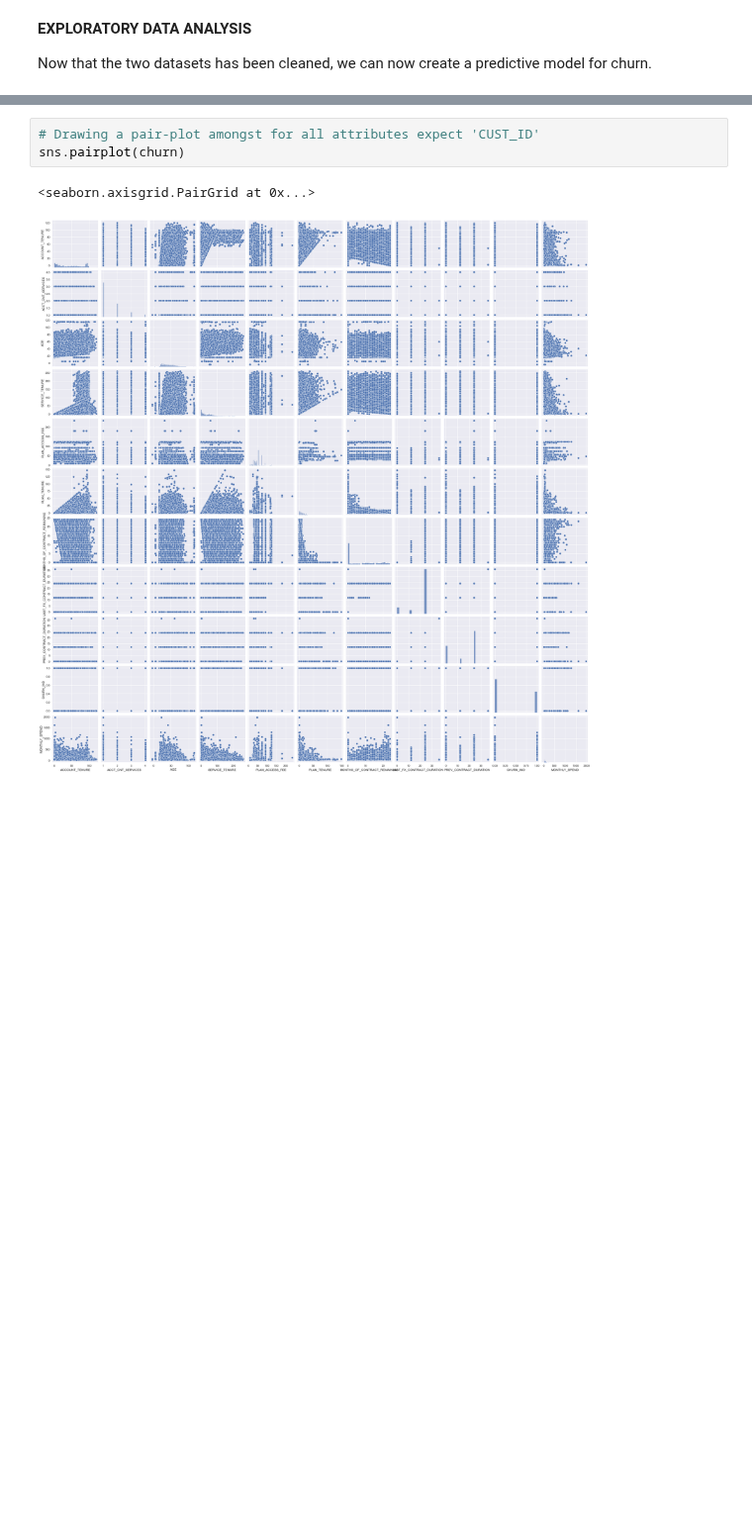
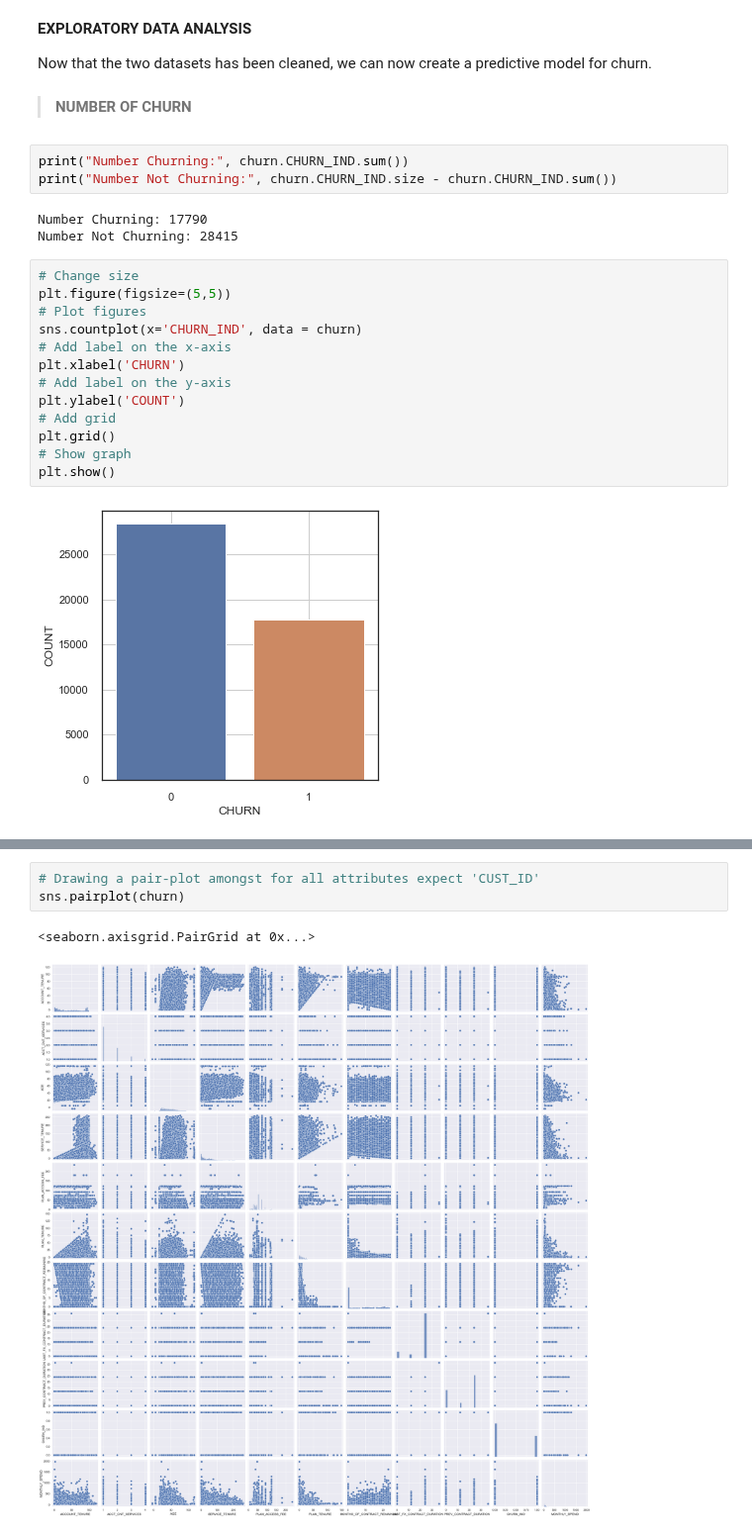
Before and after one commit to MQCOMP2200-S2-2021/data-science-portfolio-avagardiner, a Jupyter notebook: Portfolio 3.ipynb, the cells around one changed output, grey strips where cells are left out. Shown at 99% size. Cells and saved outputs as stored; diff of their text form; blank space fills up the shorter version.

```diff
--- a/Portfolio 3.ipynb
+++ b/Portfolio 3.ipynb
@@ -147,3 +147,26 @@ churn.head()
 **EXPLORATORY DATA ANALYSIS**
 
 Now that the two datasets has been cleaned, we can now create a predictive model for churn.
+# %% [markdown]
+> **NUMBER OF CHURN**
+# %%
+print("Number Churning:", churn.CHURN_IND.sum())
+print("Number Not Churning:", churn.CHURN_IND.size - churn.CHURN_IND.sum())
+# %% [output]
+Number Churning: 17790
+Number Not Churning: 28415
+# %%
+# Change size
+plt.figure(figsize=(5,5))
+# Plot figures
+sns.countplot(x='CHURN_IND', data = churn)
+# Add label on the x-axis
+plt.xlabel('CHURN')
+# Add label on the y-axis
+plt.ylabel('COUNT')
+# Add grid
+plt.grid()
+# Show graph
+plt.show()
+# %% [output]
+[figure, added]
```
Also changed, not shown: parts of 6 cells of this notebook.
